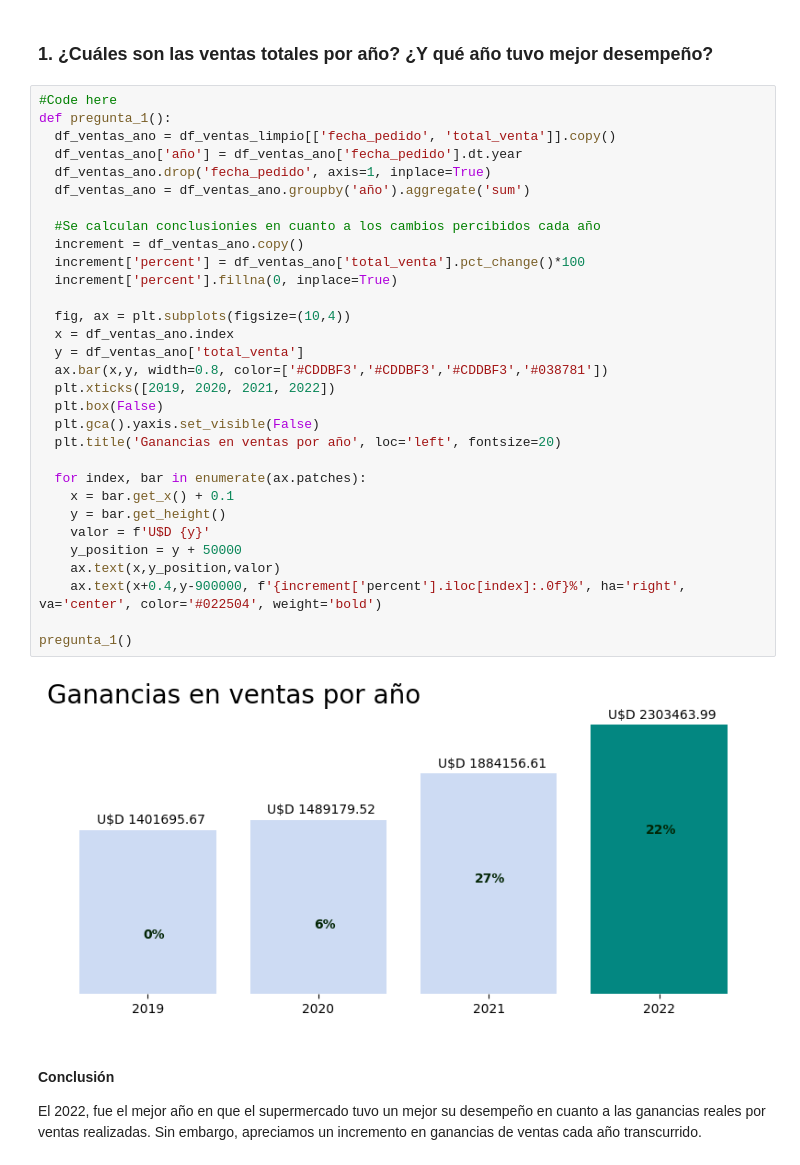
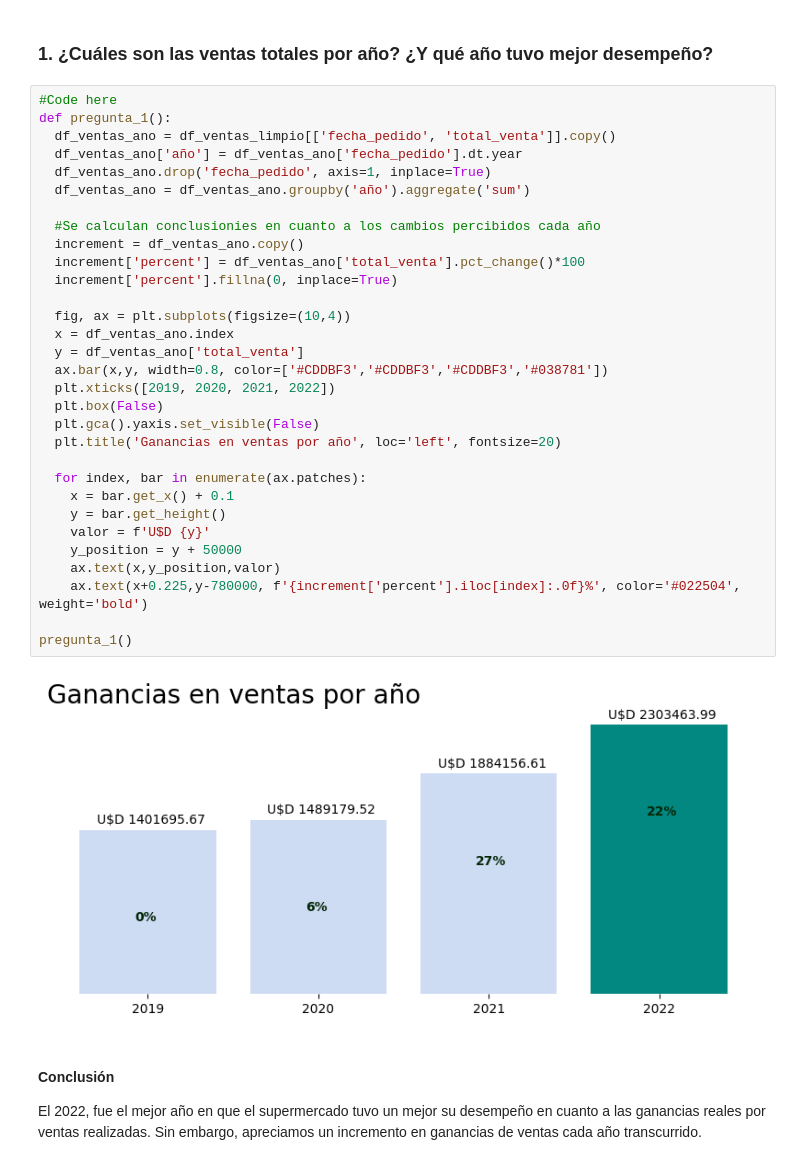
Before and after one commit to pabloing93/supermarket-sales-analysis, a Jupyter notebook: Supermarket_Sales_Analysis.ipynb, the cells around one changed output. Drawn from its saved outputs; the diff is of its cells as text.

```diff
--- a/Supermarket_Sales_Analysis.ipynb
+++ b/Supermarket_Sales_Analysis.ipynb
@@ -133,35 +133,35 @@ memory usage: 1.2+ MB
 #Code here
 def pregunta_1():
   df_ventas_ano = df_ventas_limpio[['fecha_pedido', 'total_venta']].copy()
   df_ventas_ano['año'] = df_ventas_ano['fecha_pedido'].dt.year
   df_ventas_ano.drop('fecha_pedido', axis=1, inplace=True)
   df_ventas_ano = df_ventas_ano.groupby('año').aggregate('sum')
 
   #Se calculan conclusionies en cuanto a los cambios percibidos cada año
   increment = df_ventas_ano.copy()
   increment['percent'] = df_ventas_ano['total_venta'].pct_change()*100
   increment['percent'].fillna(0, inplace=True)
 
   fig, ax = plt.subplots(figsize=(10,4))
   x = df_ventas_ano.index
   y = df_ventas_ano['total_venta']
   ax.bar(x,y, width=0.8, color=['#CDDBF3','#CDDBF3','#CDDBF3','#038781'])
   plt.xticks([2019, 2020, 2021, 2022])
   plt.box(False)
   plt.gca().yaxis.set_visible(False)
   plt.title('Ganancias en ventas por año', loc='left', fontsize=20)
 
   for index, bar in enumerate(ax.patches):
     x = bar.get_x() + 0.1
     y = bar.get_height()
     valor = f'U$D {y}'
     y_position = y + 50000
     ax.text(x,y_position,valor)
-    ax.text(x+0.4,y-900000, f'{increment['percent'].iloc[index]:.0f}%', ha='right', va='center', color='#022504', weight='bold')
+    ax.text(x+0.225,y-780000, f'{increment['percent'].iloc[index]:.0f}%', color='#022504', weight='bold')
 
 pregunta_1()
 # %% [output]
-[figure, old version]
+[figure, new version]
 # %% [markdown]
 #### Conclusión
 
```
